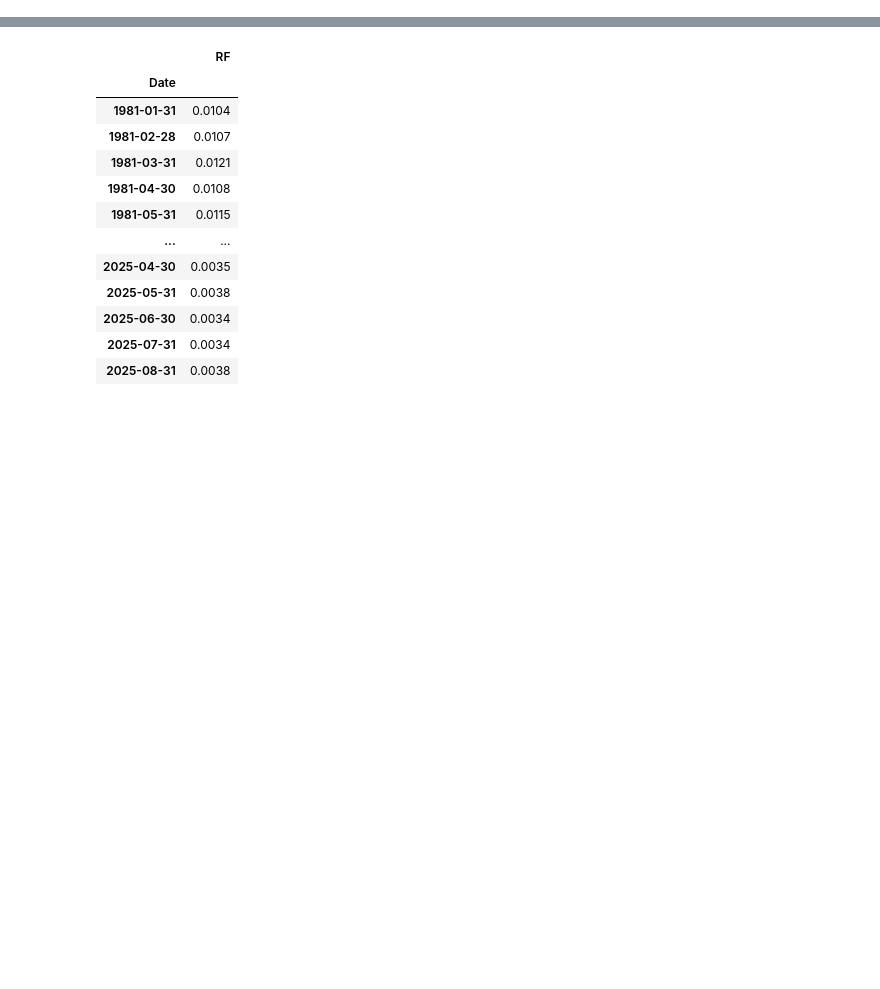
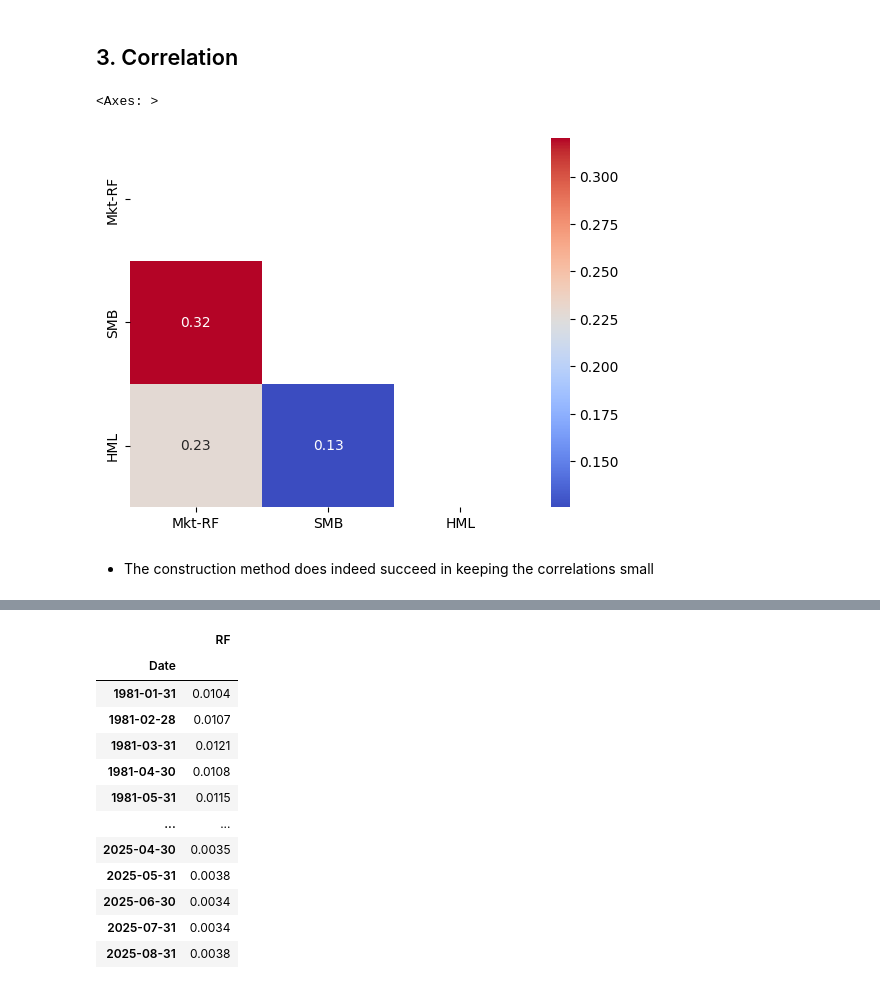
Before and after one commit to kebo1234/Portfolio-HW-Group-B-12, a Jupyter notebook: HW4/homework_4_yy.ipynb, the cells around one changed output, grey strips where cells are left out. Drawn from its saved outputs; the diff is of its cells as text; code cells hidden in the pictures; blank space fills up the shorter version.

```diff
--- a/HW4/homework_4_yy.ipynb
+++ b/HW4/homework_4_yy.ipynb
@@ -4,0 +7,4 @@ from sklearn.linear_model import LinearRegression
+# %%
+df = pd.read_excel("dfa_analysis_data.xlsx", sheet_name="factors")
+df.set_index("Date", inplace=True)
+df.drop(columns=["RF"], inplace=True)
@@ -4,0 +51,15 @@ from sklearn.linear_model import LinearRegression
+# %% [markdown]
+## 3. Correlation
+# %%
+import seaborn as sn
+
+factor_corr = df.corr()
+
+mask = np.triu(np.ones_like(factor_corr, dtype=bool))
+
+sn.heatmap(factor_corr, mask = mask, annot=True, cmap="coolwarm")
+# %% [output]
+<Axes: >
+[figure, added]
+# %% [markdown]
+- The construction method does indeed succeed in keeping the correlations small
```
Also changed, not shown: parts of 13 cells of this notebook, 4 other files.
